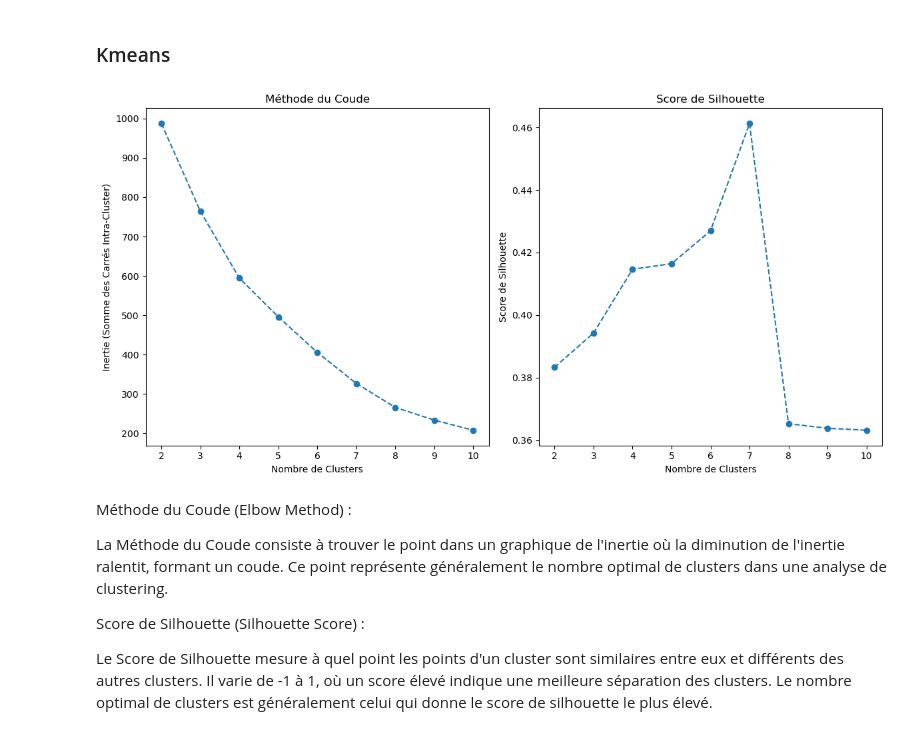
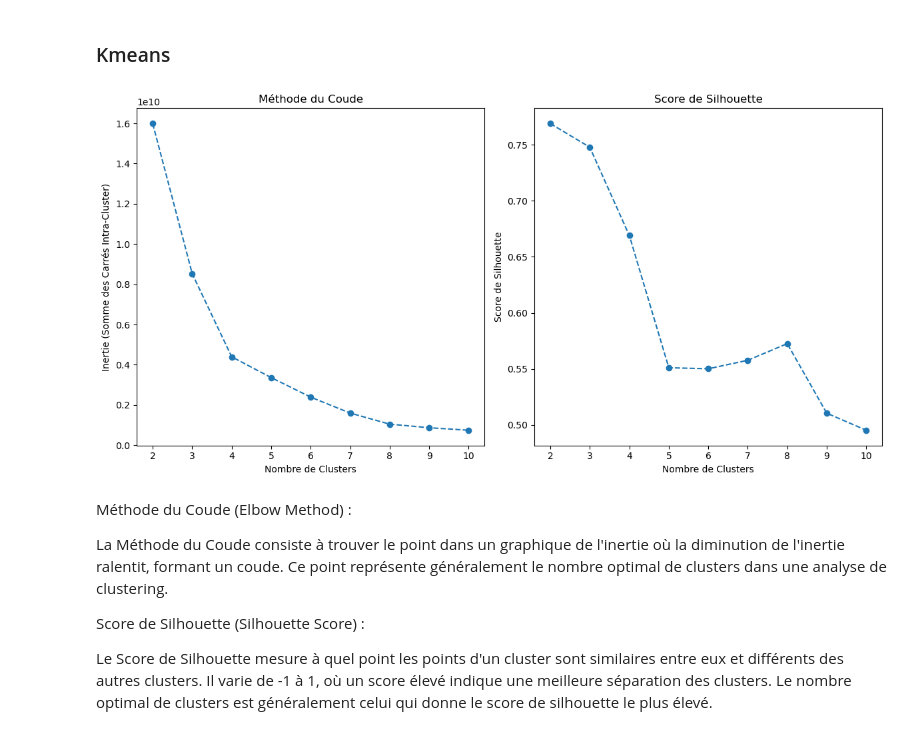
Before and after one commit to AntoineJBQ/Projet-9---Produisez-une--etude-de-marche--avec-Python, a Jupyter notebook: NOTEBOOK/Projet9.ipynb, the cells around one changed output. Drawn from its saved outputs; the diff is of its cells as text; code cells hidden in the pictures.

```diff
--- a/NOTEBOOK/Projet9.ipynb
+++ b/NOTEBOOK/Projet9.ipynb
@@ -489,0 +374,7 @@ data.describe()
+# %%
+# drop la colonne
+data.drop(columns=['Nombre de personnes sous-alimentées'], inplace=True)
+# %%
+# rempalce par 0
+data['Exportations / Population'].fillna(0, inplace=True)
+data['Importations / Population'].fillna(0, inplace=True)
@@ -490 +385,3 @@ data.describe()
+# %%
+data.dropna(inplace=True)
 # %% [markdown]
@@ -502,3 +401,2 @@ Le pourcentage de valeurs considérées comme des outliers en utilisant le Z-sco
 # %%
-data_num = data.select_dtypes(include=[np.number])
-data_num.fillna(0, inplace=True)
+data_num = data.select_dtypes(include=['float64', 'int64'])
@@ -525,45 +558,41 @@ plt.show()
 # %%
-# Standardisation des données pour K-Means
-scaler = StandardScaler()
-data_scaled_pivot = scaler.fit_transform(data_num)
-
 # Définir une plage de nombres de clusters à tester
 plage_de_clusters = range(2, 11)  # Vous pouvez ajuster la plage selon vos besoins
 
 # Listes pour stocker l'inertie et les scores de silhouette
 valeurs_inertie = []
 scores_silhouette = []
 
 # Itérer à travers différents nombres de clusters et ajuster K-Means
 for n_clusters in plage_de_clusters:
-    kmeans_pivot = KMeans(n_clusters=n_clusters, random_state=42)
-    clusters_pivot = kmeans_pivot.fit_predict(data_scaled_pivot)
+    kmeans_pivot = KMeans(n_clusters=n_clusters, n_init=10, random_state=42)
+    clusters_pivot = kmeans_pivot.fit_predict(data_num)
 
     # Calculer l'inertie (somme des carrés intra-cluster)
     valeurs_inertie.append(kmeans_pivot.inertia_)
 
     # Calculer le score de silhouette
-    scores_silhouette.append(silhouette_score(data_scaled_pivot, clusters_pivot))
+    scores_silhouette.append(silhouette_score(data_num, clusters_pivot))
 
 # Tracer la méthode du coude pour déterminer le nombre optimal de clusters
 plt.figure(figsize=(12, 6))
 plt.subplot(1, 2, 1)
 plt.plot(plage_de_clusters, valeurs_inertie, marker='o', linestyle='--')
 plt.xlabel('Nombre de Clusters')
 plt.ylabel('Inertie (Somme des Carrés Intra-Cluster)')
 plt.title('Méthode du Coude')
 
 # Tracer le Score de Silhouette pour déterminer le nombre optimal de clusters
 plt.subplot(1, 2, 2)
 plt.plot(plage_de_clusters, scores_silhouette, marker='o', linestyle='--')
 plt.xlabel('Nombre de Clusters')
 plt.ylabel('Score de Silhouette')
 plt.title('Score de Silhouette')
 
 plt.tight_layout()
 plt.show()
 # %% [output]
-[figure, old version]
+[figure, new version]
 # %% [markdown]
 Méthode du Coude (Elbow Method) :
 
```
Also changed, not shown: parts of 45 cells of this notebook.
